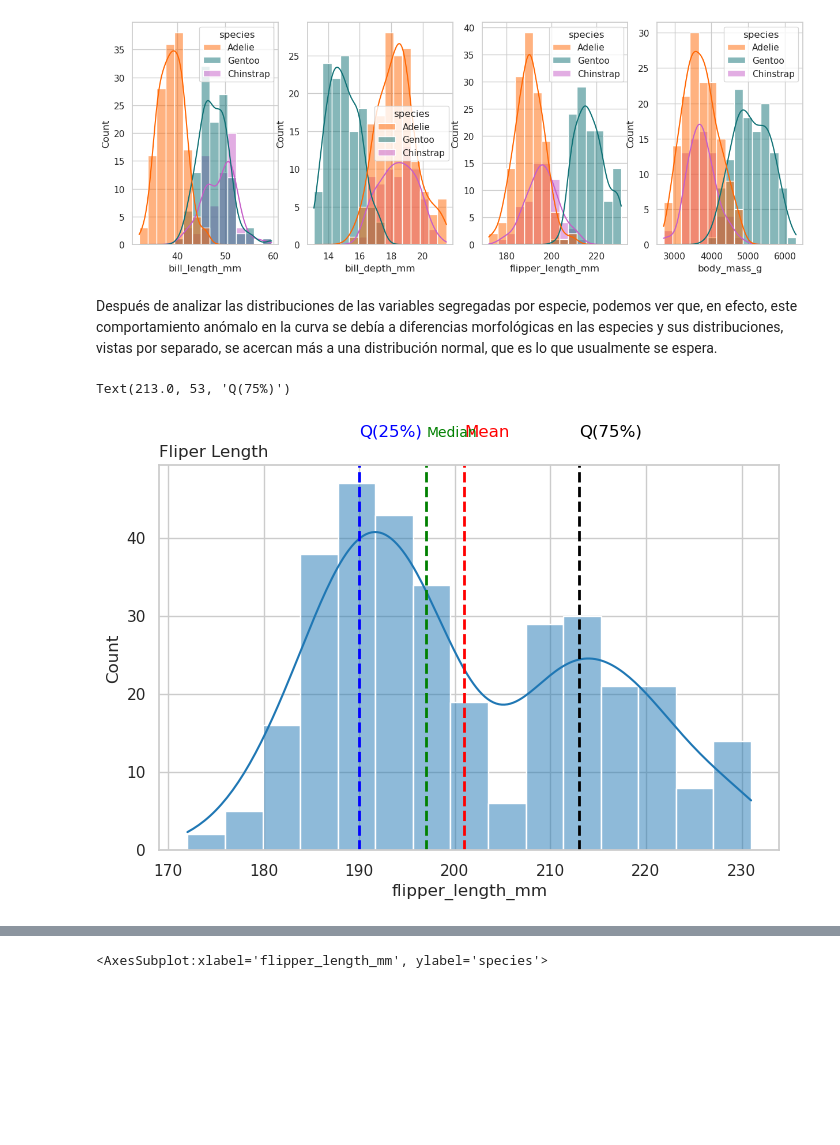
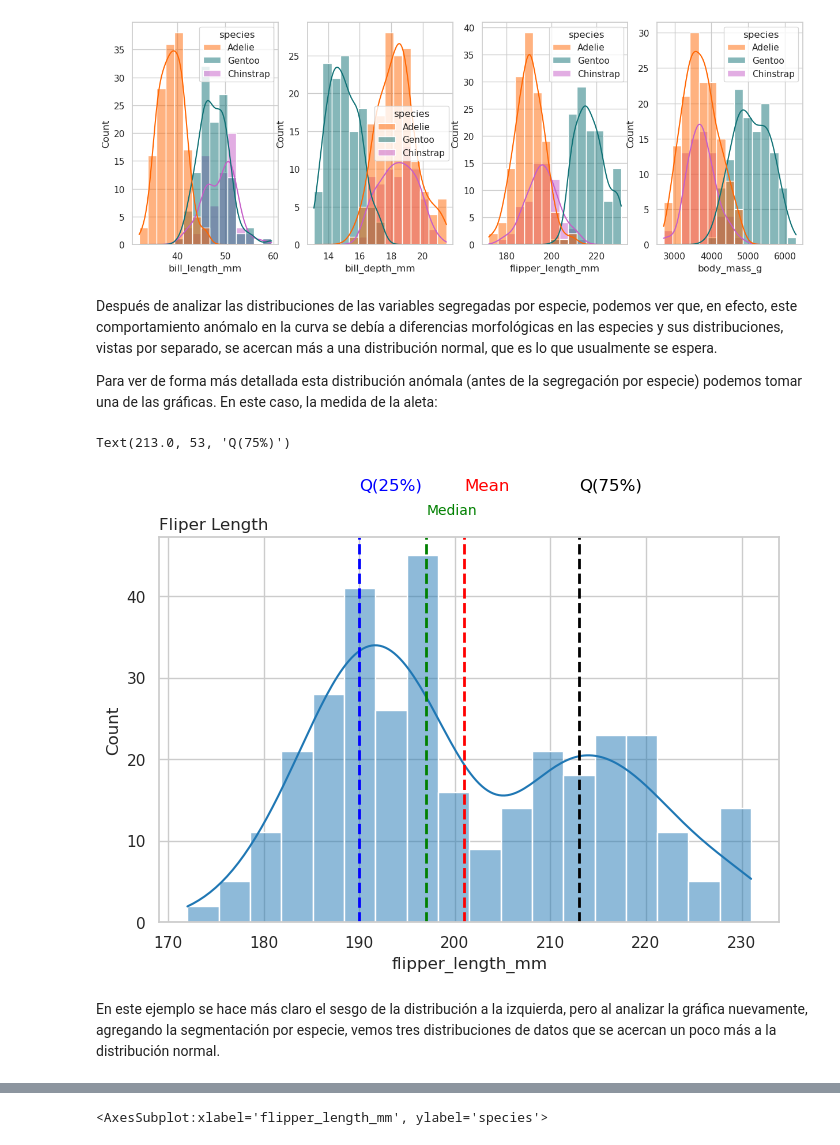
Before and after one commit to miguelfsosa/exploratory_analisis_penguin, a Jupyter notebook: Analisis_Exploratorio.ipynb, the cells around one changed output, grey strips where cells are left out. Cells and saved outputs as stored; diff of their text form; code cells hidden in the pictures; blank space fills up the shorter version.

```diff
--- a/Analisis_Exploratorio.ipynb
+++ b/Analisis_Exploratorio.ipynb
@@ -501,16 +501,15 @@ for i in range(len(numeric_columns)-1):
 [figure]
 # %% [markdown]
 Después de analizar las distribuciones de las variables segregadas por especie, podemos ver que, en efecto, este comportamiento anómalo en la curva se debía a diferencias morfológicas en las especies y sus distribuciones, vistas por separado, se acercan más a una distribución normal, que es lo que usualmente se espera.
+
+Para ver de forma más detallada esta distribución anómala (antes de la segregación por especie) podemos tomar una de las gráficas. En este caso, la medida de la aleta:
 # %%
 sns.histplot(
     data = process_penguin_df,
     x= 'flipper_length_mm',
-    #hue = 'species',
-    #palette = penguin_color,
     kde = True,
-    bins = 15
+    bins = 18
 )
-
 
 plt.axvline(
     x = process_penguin_df.flipper_length_mm.mean(),
@@ -518,35 +517,37 @@ plt.axvline(
     linestyle = 'dashed',
     linewidth = 2
 )
 plt.axvline(
     x = process_penguin_df.flipper_length_mm.median(),
     color = 'green',
     linestyle = 'dashed',
     linewidth = 2
 )
 
 plt.axvline(
     x = process_penguin_df.flipper_length_mm.quantile(0.25),
     color = 'blue',
     linestyle = 'dashed',
     linewidth = 2
 )
 
 plt.axvline(
     x = process_penguin_df.flipper_length_mm.quantile(0.75),
     color = 'black',
     linestyle = 'dashed',
     linewidth = 2
 )
 
 plt.title('Fliper Length', loc = 'left')
 plt.text(process_penguin_df.flipper_length_mm.mean(), 53, 'Mean', fontsize=12, color = 'red')
-plt.text(process_penguin_df.flipper_length_mm.median(), 53, 'Median', fontsize=10, color = 'green')
+plt.text(process_penguin_df.flipper_length_mm.median(), 50, 'Median', fontsize=10, color = 'green')
 plt.text(process_penguin_df.flipper_length_mm.quantile(0.25), 53, 'Q(25%)', fontsize=12, color = 'blue')
 plt.text(process_penguin_df.flipper_length_mm.quantile(0.75), 53, 'Q(75%)', fontsize=12, color = 'black')
 # %% [output]
 Text(213.0, 53, 'Q(75%)')
-[figure, old version]
+[figure, new version]
+# %% [markdown]
+En este ejemplo se hace más claro el sesgo de la distribución a la izquierda, pero al analizar la gráfica nuevamente, agregando la segmentación por especie, vemos tres distribuciones de datos que se acercan un poco más a la distribución normal.
 # %%
 sns.histplot(
     data = process_penguin_df,
```
Also changed, not shown: parts of 20 cells of this notebook.
